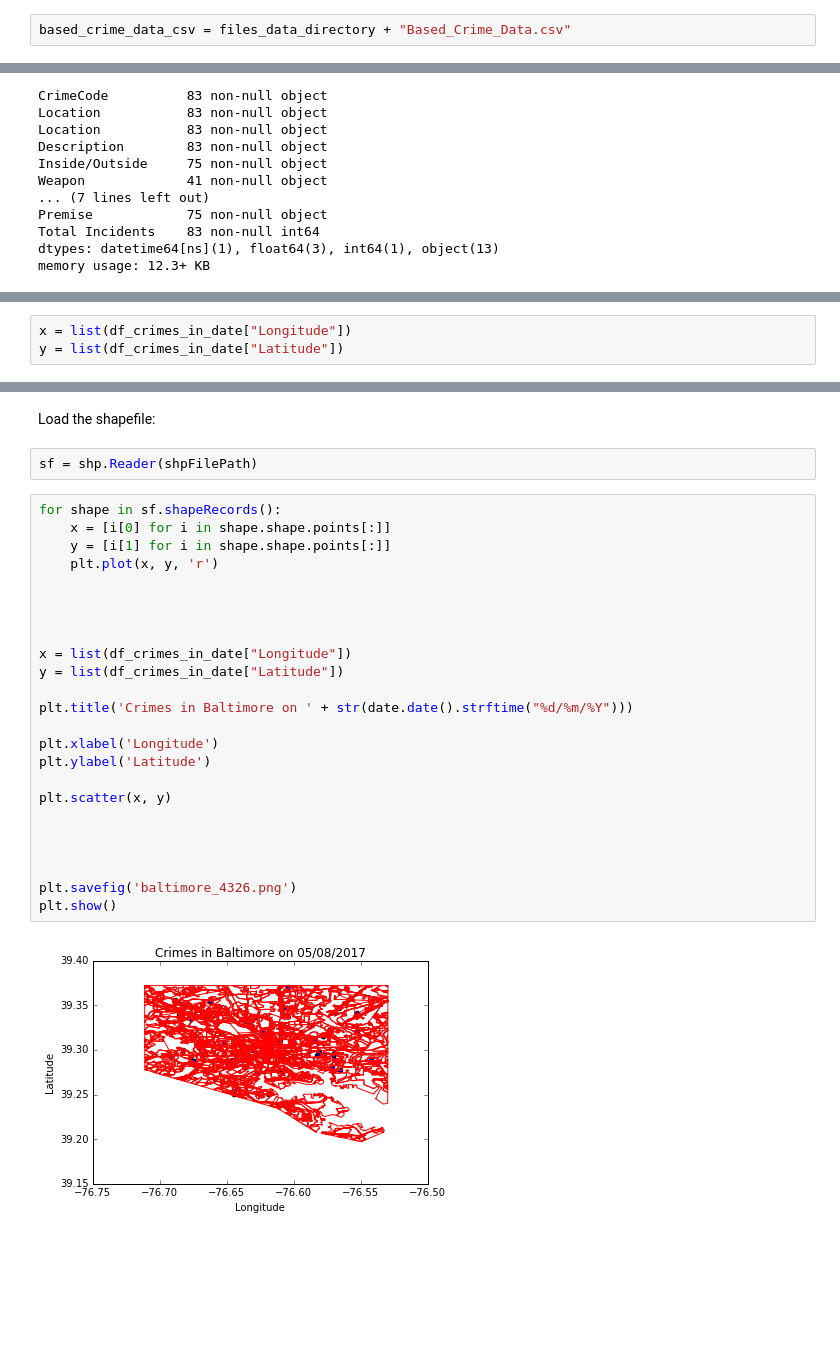
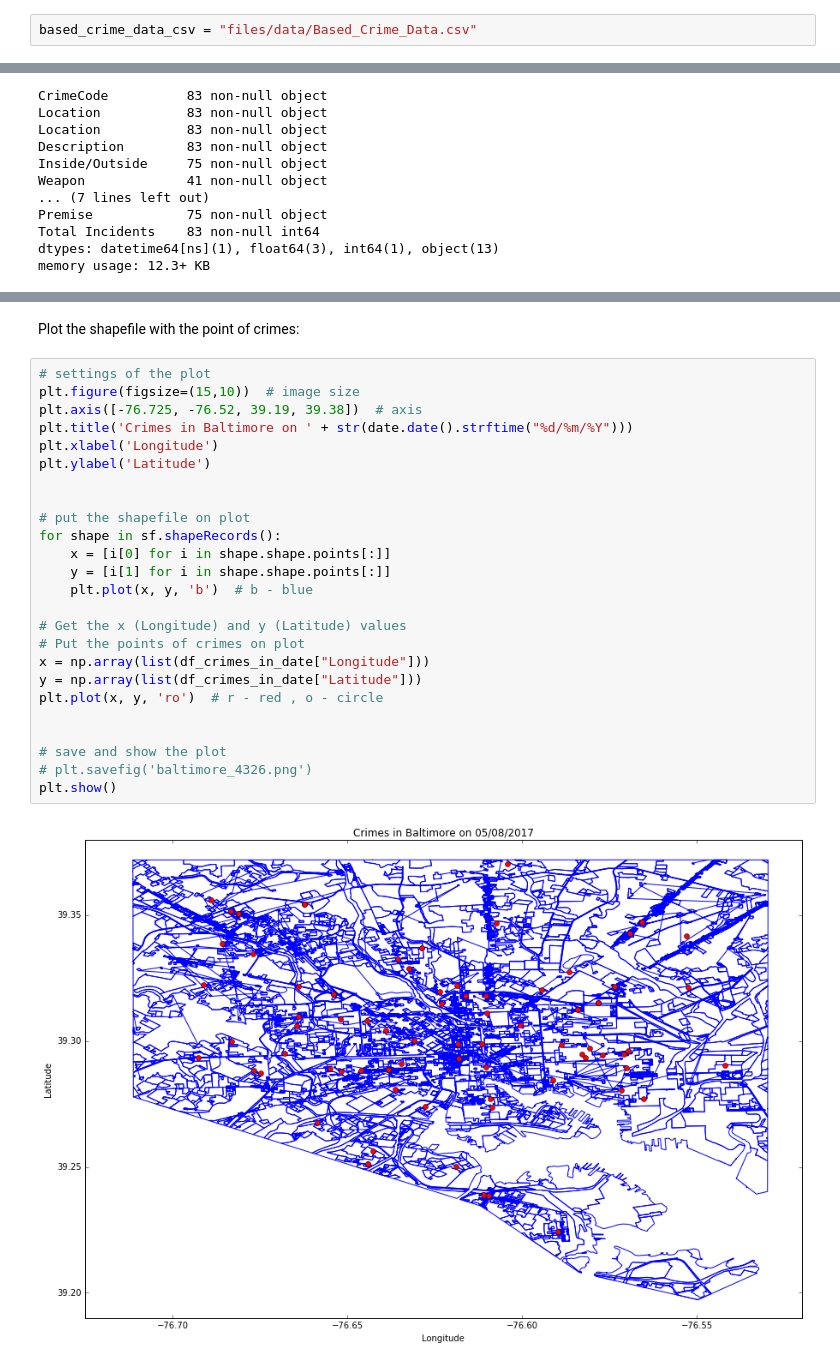
Before and after one commit to rmmariano/CAP386_intro_data_science, a Jupyter notebook: projeto/crimes_baltimore/crimes_baltimore.ipynb, the cells around one changed output, grey strips where cells are left out. Drawn from its saved outputs; the diff is of its cells as text; blank space fills up the shorter version.

Commit message:
Put the point of crimes on plot

```diff
--- a/projeto/crimes_baltimore/crimes_baltimore.ipynb
+++ b/projeto/crimes_baltimore/crimes_baltimore.ipynb
@@ -31,7 +32,7 @@ if not exists(files_data_directory):
 # %% [markdown]
 Download the CSV data from https://data.baltimorecity.gov/Public-Safety/BPD-Part-1-Victim-Based-Crime-Data/wsfq-mvij
 # %%
-based_crime_data_csv = files_data_directory + "Based_Crime_Data.csv"
+based_crime_data_csv = "files/data/Based_Crime_Data.csv"
 # %%
 vendors = "https://data.baltimorecity.gov/api/views/wsfq-mvij/rows.csv?accessType=DOWNLOAD"
 
@@ -165,3 +186,0 @@ Get the x (Longitude) and y (Latitude) values:
-# %%
-x = list(df_crimes_in_date["Longitude"])
-y = list(df_crimes_in_date["Latitude"])
@@ -184,30 +195,29 @@ shpFilePath = "/media/rodrigo/blue_white/f/INPE/mestrado/2017/p2/intro_data_scie
-# %% [markdown]
-Load the shapefile:
-# %%
-sf = shp.Reader(shpFilePath)
+# %% [markdown]
+Plot the shapefile with the point of crimes:
 # %%
+# settings of the plot
+plt.figure(figsize=(15,10))  # image size
+plt.axis([-76.725, -76.52, 39.19, 39.38])  # axis
+plt.title('Crimes in Baltimore on ' + str(date.date().strftime("%d/%m/%Y")))
+plt.xlabel('Longitude')
+plt.ylabel('Latitude')
+
+
+# put the shapefile on plot
 for shape in sf.shapeRecords():
     x = [i[0] for i in shape.shape.points[:]]
     y = [i[1] for i in shape.shape.points[:]]
-    plt.plot(x, y, 'r')
+    plt.plot(x, y, 'b')  # b - blue
+
+# Get the x (Longitude) and y (Latitude) values
+# Put the points of crimes on plot
+x = np.array(list(df_crimes_in_date["Longitude"]))
+y = np.array(list(df_crimes_in_date["Latitude"]))
+plt.plot(x, y, 'ro')  # r - red , o - circle
 
 
-
-
-x = list(df_crimes_in_date["Longitude"])
-y = list(df_crimes_in_date["Latitude"])
-
-plt.title('Crimes in Baltimore on ' + str(date.date().strftime("%d/%m/%Y")))
-
-plt.xlabel('Longitude')
-plt.ylabel('Latitude')
-
-plt.scatter(x, y)
-
-
-
-
-plt.savefig('baltimore_4326.png')
+# save and show the plot
+# plt.savefig('baltimore_4326.png')
 plt.show()
 # %% [output]
-[figure, old version]
+[figure, new version]
```
Also changed, not shown: parts of 18 cells of this notebook, 4 other files.
